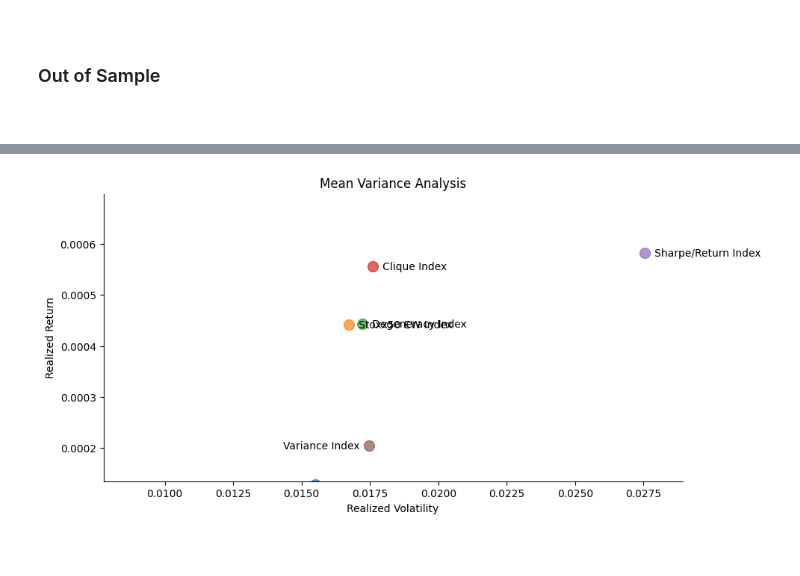
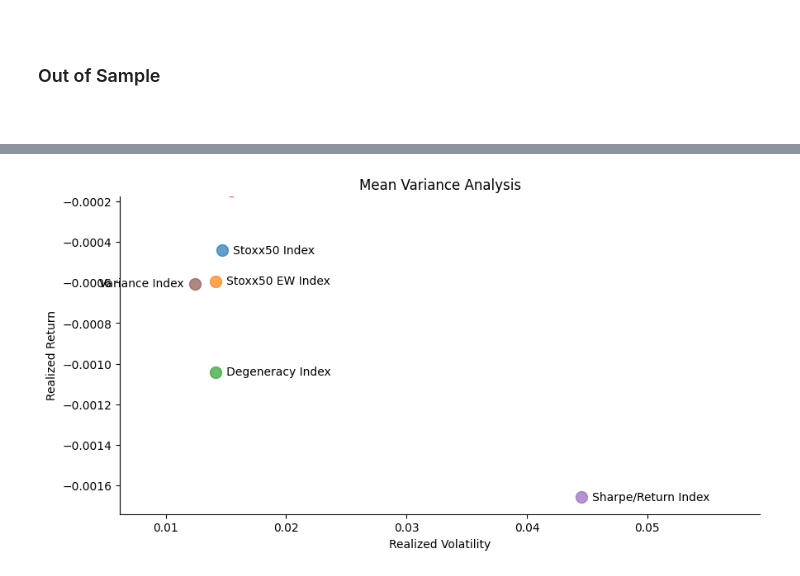
Before and after one commit to Jakobpirs1/portfolio-opt, a Jupyter notebook: optimization.ipynb, the cells around one changed output, grey strips where cells are left out. Drawn from its saved outputs; the diff is of its cells as text; code cells hidden in the pictures; blank space fills up the shorter version.

```diff
--- a/optimization.ipynb
+++ b/optimization.ipynb
@@ -72,7 +52,7 @@ def create_graph(components,correlation,threshold):
     return graph,layout
 # %%
 #take 60% for in sample data
-data=metadata['2016':'2019'].copy()
+data=metadata['2019':'2021'].copy()
 
 #get percentage return
 pctreturn=data.pct_change().dropna()
@@ -137,13 +141,13 @@ data['degeneracy']=data[leftout+independence].sum(axis=1)
 color=[]
 for i in graph.nodes:
     if i not in independence:
-        color.append('#000000')
+        color.append('#0000ff')
     else:
-        color.append('#F9D423')
+        color.append('#ff0000')
 
 #viz graph
 ax=plt.figure(figsize=(10,5)).add_subplot(111)
-nx.draw(graph,node_color=color,pos=layout,node_size=150)
+nx.draw(graph,node_color=color,pos=layout,node_size=50)
 plt.title('Degeneracy Ordering')
 plt.show()
 # %% [output]
@@ -372,7 +409,7 @@ plt.show()
 #mean variance analysis
 comparison={}
 
-for i in ['SX5E','equal','degeneracy','clique','sharpe','variance','return']:
+for i in ['DAX','equal','degeneracy','clique','sharpe','variance','return']:
     comparison[i]=(data[i].pct_change().dropna().std(),
           data[i].pct_change().dropna().mean())
 
@@ -381,13 +418,13 @@ ax=plt.figure(figsize=(10,5)).add_subplot(111)
 ax.spines['top'].set_visible(False)
 ax.spines['right'].set_visible(False)
 
-plt.scatter(comparison['SX5E'][0],comparison['SX5E'][1],
+plt.scatter(comparison['DAX'][0],comparison['DAX'][1],
             s=100,alpha=0.7)
-plt.annotate(text='   Stoxx50 Index', xy=(comparison['SX5E'][0],comparison['SX5E'][1]),
+plt.annotate(text='   dax Index', xy=(comparison['DAX'][0],comparison['DAX'][1]),
              ha='left',va='center')
 plt.scatter(comparison['equal'][0],comparison['equal'][1],
             s=100,alpha=0.7)
-plt.annotate(text='   Stoxx50 EW Index', xy=(comparison['equal'][0],comparison['equal'][1]),
+plt.annotate(text='   dax EW Index', xy=(comparison['equal'][0],comparison['equal'][1]),
              ha='left',va='center')
 plt.scatter(comparison['degeneracy'][0],comparison['degeneracy'][1],
             s=100,alpha=0.7)
@@ -422,7 +459,7 @@ plt.show()
 &nbsp;
 # %%
 #take 30% for outta sample data
-data=metadata['2020':'2022':].copy()
+data=metadata['2022':].copy()
 
 #get percentage return
 pctreturn=data.pct_change().dropna()
@@ -465,7 +502,7 @@ plt.show()
 # mean variance analysis
 comparison = {}
 
-for i in ['SX5E', 'equal', 'degeneracy', 'clique', 'sharpe', 'variance', 'return']:
+for i in ['DAX', 'equal', 'degeneracy', 'clique', 'sharpe', 'variance', 'return']:
     comparison[i] = (
         data[i].pct_change().dropna().std(),
         data[i].pct_change().dropna().mean()
@@ -477,11 +514,11 @@ ax.spines['top'].set_visible(False)
 ax.spines['right'].set_visible(False)
 
 ax.scatter(
-    comparison['SX5E'][0], comparison['SX5E'][1],
+    comparison['DAX'][0], comparison['DAX'][1],
     s=100, alpha=0.7
 )
 ax.annotate(
-    xy=(comparison['SX5E'][0], comparison['SX5E'][1]),
+    xy=(comparison['DAX'][0], comparison['DAX'][1]),
     text='   Stoxx50 Index', ha='left', va='center'
 )
 
@@ -519,31 +556,31 @@ ax.scatter(
 ax.annotate(
     xy=(comparison['sharpe'][0], comparison['sharpe'][1]),
     text='   Sharpe/Return Index', ha='left', va='center'
 )
 
 ax.scatter(
     comparison['variance'][0], comparison['variance'][1],
     s=100, alpha=0.7
 )
 ax.annotate(
     xy=(comparison['variance'][0], comparison['variance'][1]),
     text='Variance Index   ', ha='right', va='center'
 )
 
 ax.set_xlim(
     min([i[0] for i in comparison.values()]) * 0.5,
     max([i[0] for i in comparison.values()]) * 1.05
 )
 
 ax.set_ylim(
     min([i[1] for i in comparison.values()]) * 1.05,
     max([i[1] for i in comparison.values()]) * 1.2
 )
 
 ax.set_title('Mean Variance Analysis')
 ax.set_xlabel('Realized Volatility')
 ax.set_ylabel('Realized Return')
 
 plt.show()
 # %% [output]
-[figure, old version]
+[figure, new version]
```
Also changed, not shown: parts of 18 cells of this notebook, 8 other files.
